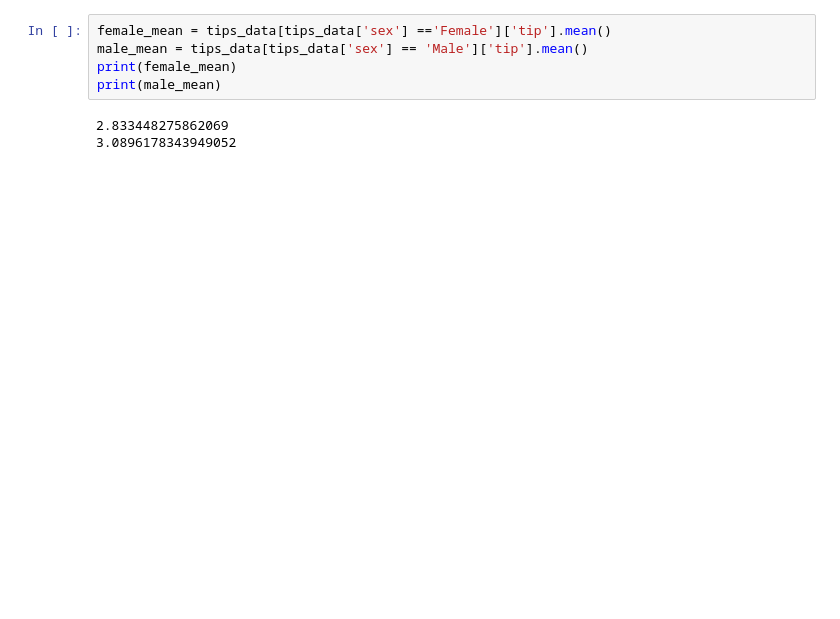
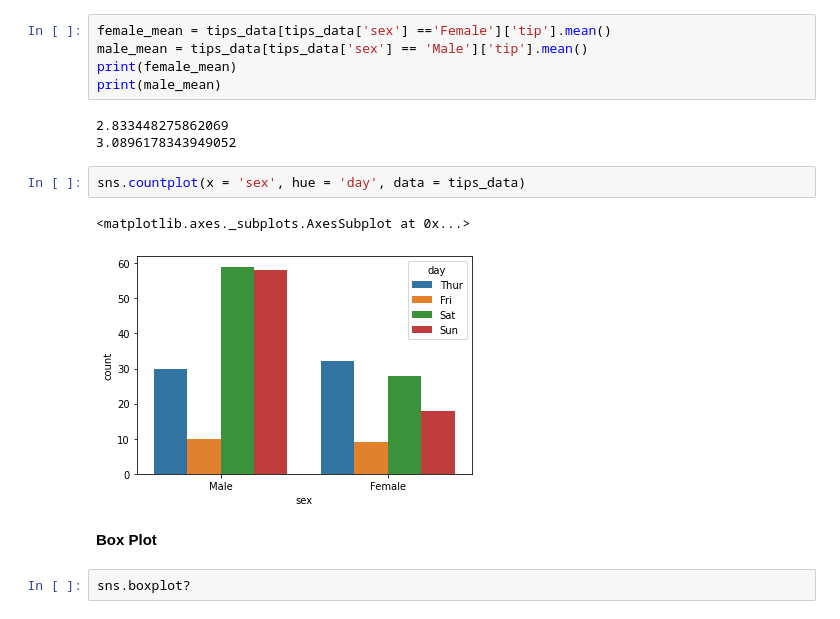
Before and after one commit to anushka-code/Coding-Blocks-ML-DL-, a Jupyter notebook: Data_Visualisation.ipynb, the cells around one changed output. Saved outputs shown, nothing was run; the diff lists cells and outputs as text; blank space fills up the shorter version.

```diff
--- a/Data_Visualisation.ipynb
+++ b/Data_Visualisation.ipynb
@@ -217,3 +221,12 @@ print(male_mean)
 # %% [output]
 2.833448275862069
 3.0896178343949052
+# %%
+sns.countplot(x = 'sex', hue = 'day', data = tips_data)
+# %% [output]
+<matplotlib.axes._subplots.AxesSubplot at 0x...>
+[figure, added]
+# %% [markdown]
+**Box Plot**
+# %%
+sns.boxplot?
```
Also changed, not shown: parts of 8 cells of this notebook.
